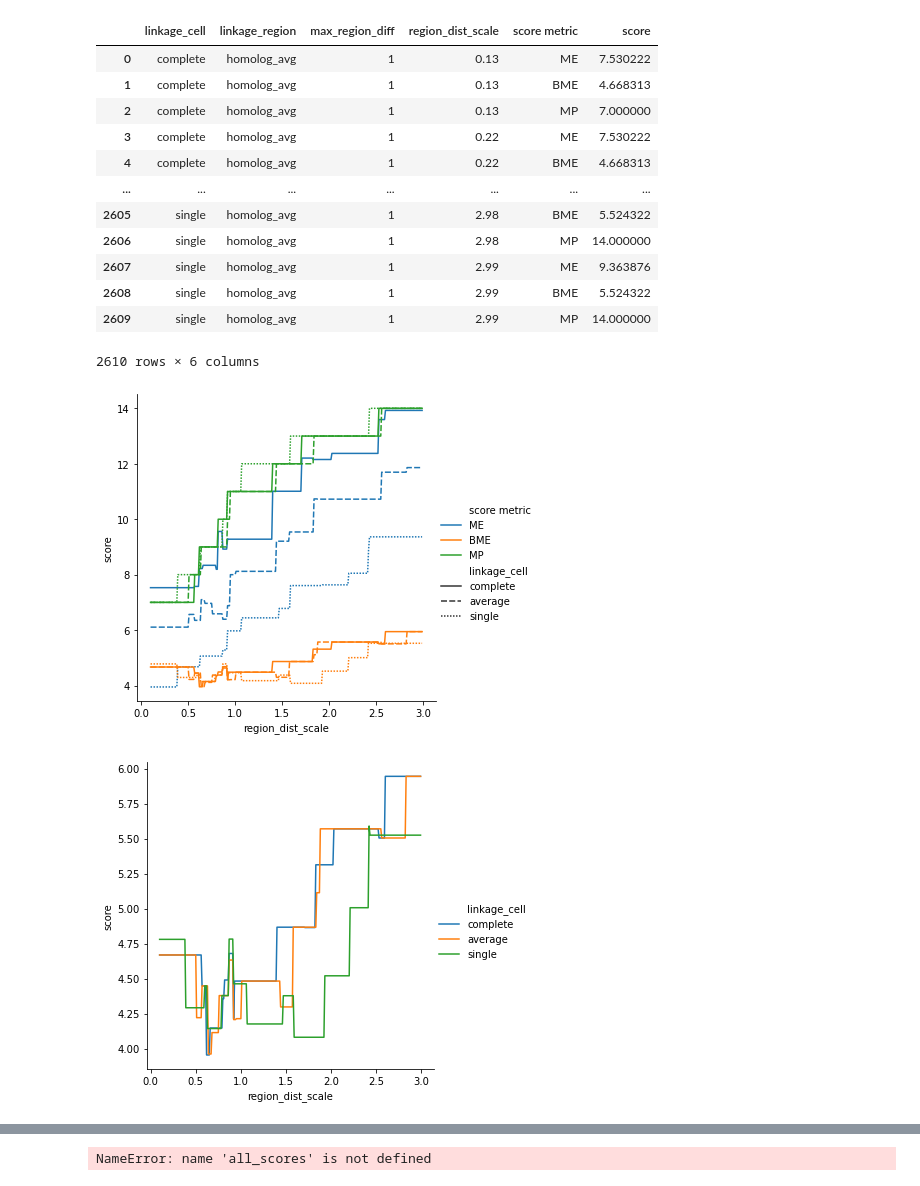
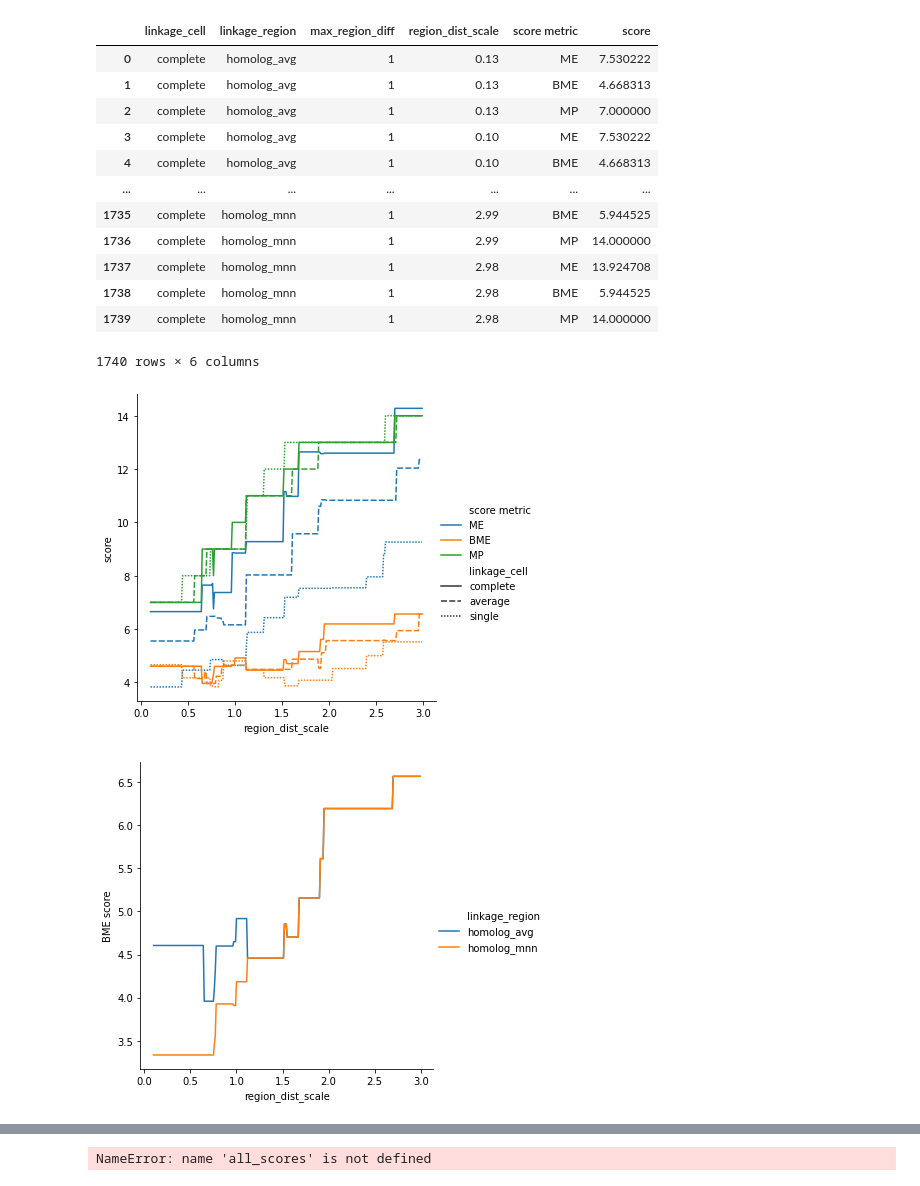
Before and after one commit to nbingo/cn_evolution, a Jupyter notebook: plot_scale_v_scores.ipynb, the cells around one changed output, grey strips where cells are left out. Drawn from its saved outputs; the diff is of its cells as text; code cells hidden in the pictures.

```diff
--- a/plot_scale_v_scores.ipynb
+++ b/plot_scale_v_scores.ipynb
@@ -14,8 +11,8 @@ pd.options.display.width = 0
 data = CTDataLoader('mouse')
 agglomerate = BatchAgglomerate3D(
     cell_type_affinity=[spearmanr_connectivity],
-    linkage_cell=['complete', 'average', 'single'],
-    linkage_region=['homolog_avg'],
+    linkage_cell=['complete'],
+    linkage_region=['homolog_avg', 'homolog_mnn'],
     max_region_diff=[1],
     region_dist_scale=np.arange(0.1, 3, 0.01),
     verbose=False
@@ -30,22 +27,23 @@ all_scores
 | 0 | complete | homolog_avg | 1 | 0.13 | ME | 7.530222 |
 | 1 | complete | homolog_avg | 1 | 0.13 | BME | 4.668313 |
 | 2 | complete | homolog_avg | 1 | 0.13 | MP | 7.000000 |
-| 3 | complete | homolog_avg | 1 | 0.22 | ME | 7.530222 |
-| 4 | complete | homolog_avg | 1 | 0.22 | BME | 4.668313 |
+| 3 | complete | homolog_avg | 1 | 0.10 | ME | 7.530222 |
+| 4 | complete | homolog_avg | 1 | 0.10 | BME | 4.668313 |
 | ... | ... | ... | ... | ... | ... | ... |
-| 2605 | single | homolog_avg | 1 | 2.98 | BME | 5.524322 |
-| 2606 | single | homolog_avg | 1 | 2.98 | MP | 14.000000 |
-| 2607 | single | homolog_avg | 1 | 2.99 | ME | 9.363876 |
-| 2608 | single | homolog_avg | 1 | 2.99 | BME | 5.524322 |
-| 2609 | single | homolog_avg | 1 | 2.99 | MP | 14.000000 |
+| 1735 | complete | homolog_mnn | 1 | 2.99 | BME | 5.944525 |
+| 1736 | complete | homolog_mnn | 1 | 2.99 | MP | 14.000000 |
+| 1737 | complete | homolog_mnn | 1 | 2.98 | ME | 13.924708 |
+| 1738 | complete | homolog_mnn | 1 | 2.98 | BME | 5.944525 |
+| 1739 | complete | homolog_mnn | 1 | 2.98 | MP | 14.000000 |
-2610 rows × 6 columns
+1740 rows × 6 columns
 # %%
 plot = sns.relplot(data=all_scores, x='region_dist_scale', y='score', hue='score metric', kind='line', style='linkage_cell')
-plot.savefig('score_v_region-dist-scale_complete-and-average_coarse.pdf')
+plot.savefig('M_score_v_region-dist-scale_varying_ct-linkage_coarse.pdf')
 # %% [output]
-[figure, old version]
+[figure, new version]
 # %%
-plot = sns.relplot(data=all_scores[all_scores['score metric'] == 'BME'], x='region_dist_scale', y='score', hue='linkage_cell', kind='line')
-# plot.savefig('score_v_region-dist-scale_complete-and-average_coarse.pdf')
+plot = sns.relplot(data=all_scores[all_scores['score metric'] == 'BME'], x='region_dist_scale', y='score', hue='linkage_region', kind='line')
+plot.set(ylabel='BME score')
+plot.savefig('M_BME-score_v_region-dist-scale_varying_r-linkage_coarse.pdf')
 # %% [output]
-[figure, old version]
+[figure, new version]
```
Also changed, not shown: parts of 2 cells of this notebook, 7 other files.
